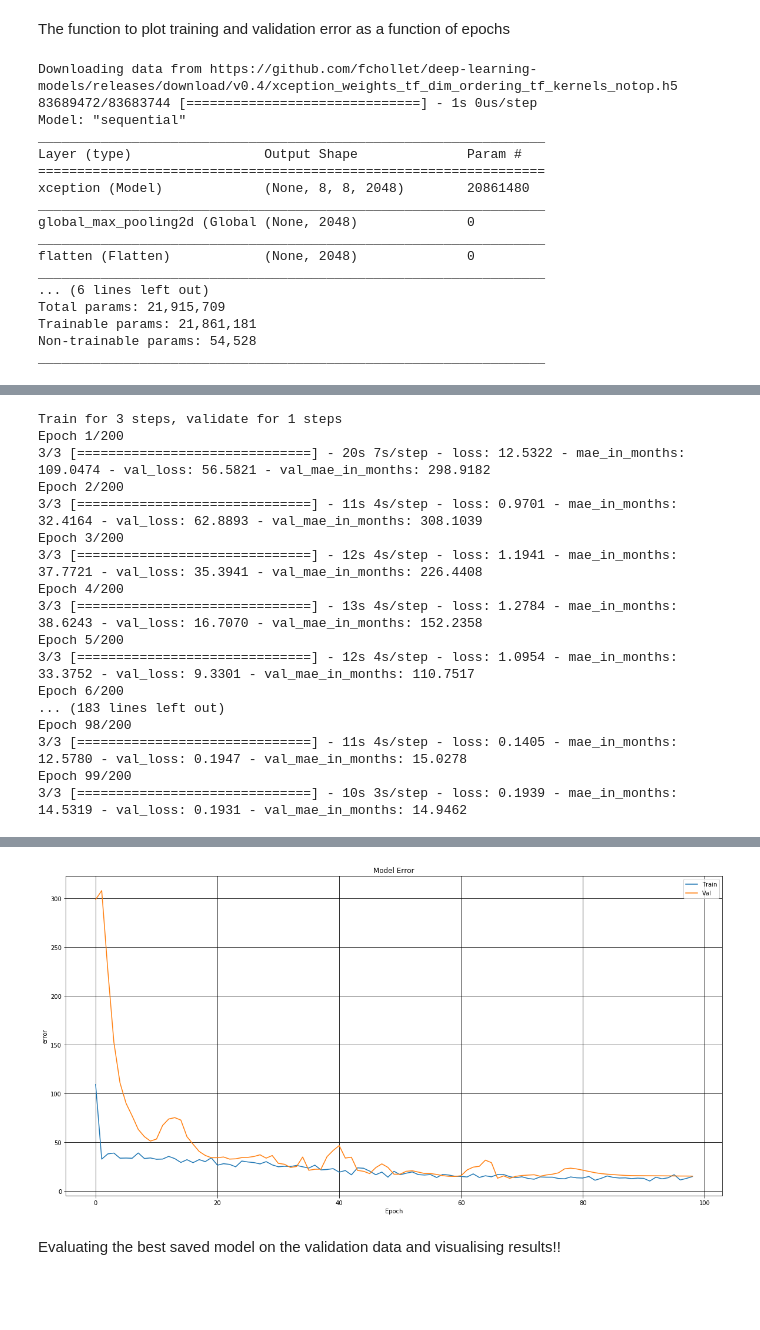
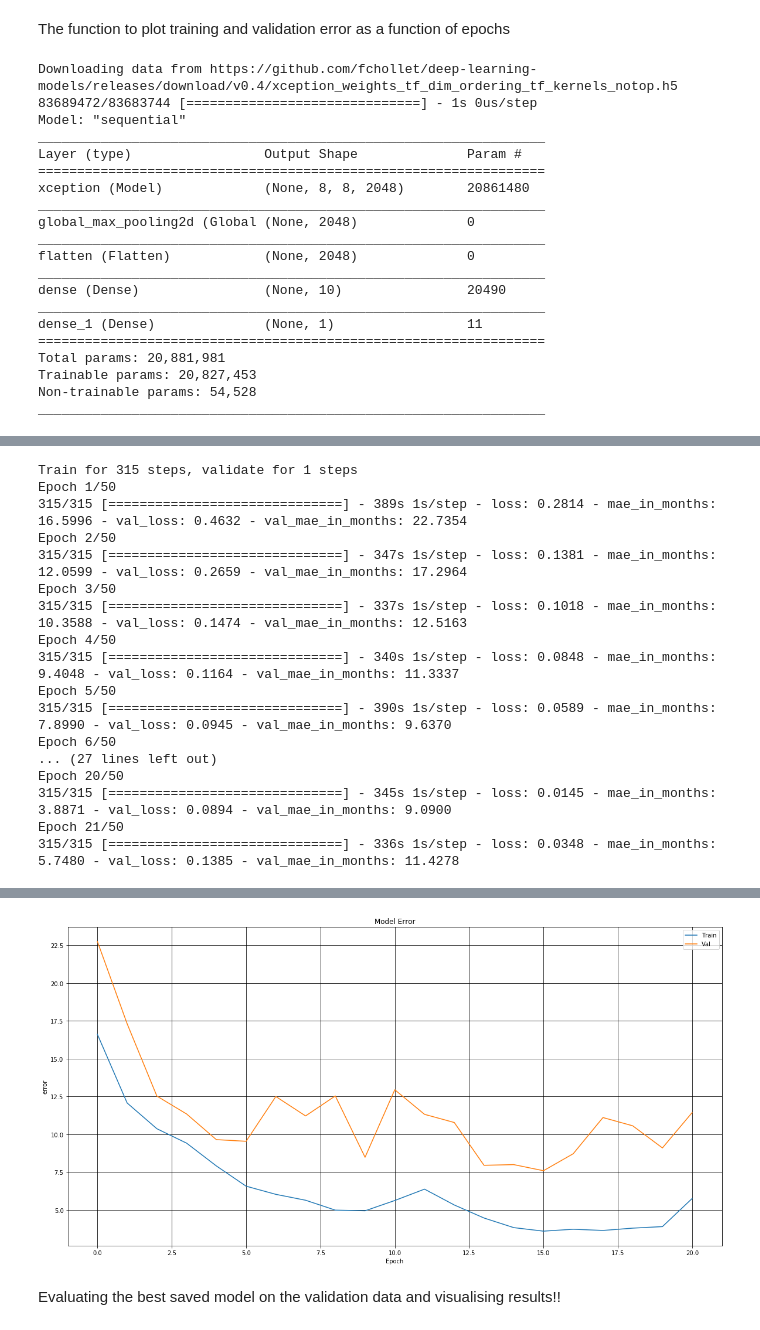
Before and after one commit to NitishaS-812k/Predicting-ages-of-bones-from-X-Rays, a Jupyter notebook: bone-age-prediction.ipynb, the cells around one changed output, grey strips where cells are left out. Drawn from its saved outputs; the diff is of its cells as text; code cells hidden in the pictures; blank space fills up the shorter version.

```diff
--- a/bone-age-prediction.ipynb
+++ b/bone-age-prediction.ipynb
@@ -204,8 +205,8 @@ Found 2523 validated image filenames.
 # %% [markdown]
  The function to plot training and validation error as a function of epochs
 # %%
-#plotting training and validation error
 def plot_it(history):
+    '''function to plot training and validation error'''
     fig, ax = plt.subplots( figsize=(20,10))
     ax.plot(history.history['mae_in_months'])
     ax.plot(history.history['val_mae_in_months'])
@@ -216,9 +217,9 @@ def plot_it(history):
     ax.grid(color='black')
     plt.show()
 # %%
-#function to return mae in months
 from keras.metrics import mean_absolute_error
 def mae_in_months(x_p, y_p):
+    '''function to return mae in months'''
     return mean_absolute_error((std_bone_age*x_p + mean_bone_age), (std_bone_age*y_p + mean_bone_age))
 # %%
 from tensorflow.keras.layers import GlobalMaxPooling2D, Dense,Flatten
@@ -233,7 +234,6 @@ model_2 = Sequential()
 model_2.add(model_1)
 model_2.add(GlobalMaxPooling2D())
 model_2.add(Flatten())
-model_2.add(Dense(512,activation = 'relu'))
 model_2.add(Dense(10, activation = 'relu'))
 model_2.add(Dense(1, activation = 'linear'))
 
@@ -256,9 +256,12 @@ global_max_pooling2d (Global (None, 2048)              0
 _________________________________________________________________
 flatten (Flatten)            (None, 2048)              0
 _________________________________________________________________
-... (6 lines left out)
-Total params: 21,915,709
-Trainable params: 21,861,181
+dense (Dense)                (None, 10)                20490
+_________________________________________________________________
+dense_1 (Dense)              (None, 1)                 11
+=================================================================
+Total params: 20,881,981
+Trainable params: 20,827,453
 Non-trainable params: 54,528
 _________________________________________________________________
 # %%
@@ -271,53 +274,53 @@ logs_dir = '.\logs'
 # %%
 #early stopping
 early_stopping = EarlyStopping(monitor='val_loss',
                               min_delta=0,
-                              patience=30,
+                              patience= 5,
                               verbose=0, mode='auto')
 
 #model checkpoint
 mc = ModelCheckpoint('best_model.h5', monitor='val_loss', mode='min', save_best_only=True)
 
 #tensorboard callback
 logdir = os.path.join(logs_dir,datetime.datetime.now().strftime('%Y%m%d-%H%M%S'))
 tensorboard_callback =  TensorBoard(logdir, histogram_freq = 1)
 
 #reduce lr on plateau
 red_lr_plat = ReduceLROnPlateau(monitor='val_loss', factor=0.1, patience=10, verbose=0, mode='auto', min_delta=0.0001, cooldown=0, min_lr=0)
 
 callbacks = [tensorboard_callback,early_stopping,mc, red_lr_plat]
 
 
 #fit model
 history = model_2.fit_generator(train_generator,
-                            steps_per_epoch = 3,
+                            steps_per_epoch = 315,
                             validation_data = val_generator,
                             validation_steps = 1,
-                            epochs = 200,
+                            epochs = 50,
                             callbacks= callbacks)
 history
 %tensorboard --logdir logs
 plot_it(history)
 # %% [output]
-Train for 3 steps, validate for 1 steps
-Epoch 1/200
-3/3 [==============================] - 20s 7s/step - loss: 12.5322 - mae_in_months: 109.0474 - val_loss: 56.5821 - val_mae_in_months: 298.9182
-Epoch 2/200
-3/3 [==============================] - 11s 4s/step - loss: 0.9701 - mae_in_months: 32.4164 - val_loss: 62.8893 - val_mae_in_months: 308.1039
-Epoch 3/200
-3/3 [==============================] - 12s 4s/step - loss: 1.1941 - mae_in_months: 37.7721 - val_loss: 35.3941 - val_mae_in_months: 226.4408
-Epoch 4/200
-3/3 [==============================] - 13s 4s/step - loss: 1.2784 - mae_in_months: 38.6243 - val_loss: 16.7070 - val_mae_in_months: 152.2358
-Epoch 5/200
-3/3 [==============================] - 12s 4s/step - loss: 1.0954 - mae_in_months: 33.3752 - val_loss: 9.3301 - val_mae_in_months: 110.7517
-Epoch 6/200
-... (183 lines left out)
-Epoch 98/200
-3/3 [==============================] - 11s 4s/step - loss: 0.1405 - mae_in_months: 12.5780 - val_loss: 0.1947 - val_mae_in_months: 15.0278
-Epoch 99/200
-3/3 [==============================] - 10s 3s/step - loss: 0.1939 - mae_in_months: 14.5319 - val_loss: 0.1931 - val_mae_in_months: 14.9462
+Train for 315 steps, validate for 1 steps
+Epoch 1/50
+315/315 [==============================] - 389s 1s/step - loss: 0.2814 - mae_in_months: 16.5996 - val_loss: 0.4632 - val_mae_in_months: 22.7354
+Epoch 2/50
+315/315 [==============================] - 347s 1s/step - loss: 0.1381 - mae_in_months: 12.0599 - val_loss: 0.2659 - val_mae_in_months: 17.2964
+Epoch 3/50
+315/315 [==============================] - 337s 1s/step - loss: 0.1018 - mae_in_months: 10.3588 - val_loss: 0.1474 - val_mae_in_months: 12.5163
+Epoch 4/50
+315/315 [==============================] - 340s 1s/step - loss: 0.0848 - mae_in_months: 9.4048 - val_loss: 0.1164 - val_mae_in_months: 11.3337
+Epoch 5/50
+315/315 [==============================] - 390s 1s/step - loss: 0.0589 - mae_in_months: 7.8990 - val_loss: 0.0945 - val_mae_in_months: 9.6370
+Epoch 6/50
+... (27 lines left out)
+Epoch 20/50
+315/315 [==============================] - 345s 1s/step - loss: 0.0145 - mae_in_months: 3.8871 - val_loss: 0.0894 - val_mae_in_months: 9.0900
+Epoch 21/50
+315/315 [==============================] - 336s 1s/step - loss: 0.0348 - mae_in_months: 5.7480 - val_loss: 0.1385 - val_mae_in_months: 11.4278
 [interactive output not drawn]
-[figure, old version]
+[figure, new version]
 # %% [markdown]
 Evaluating the best saved model on the validation data and visualising results!!
 # %%
```
Also changed, not shown: parts of 3 cells of this notebook.
